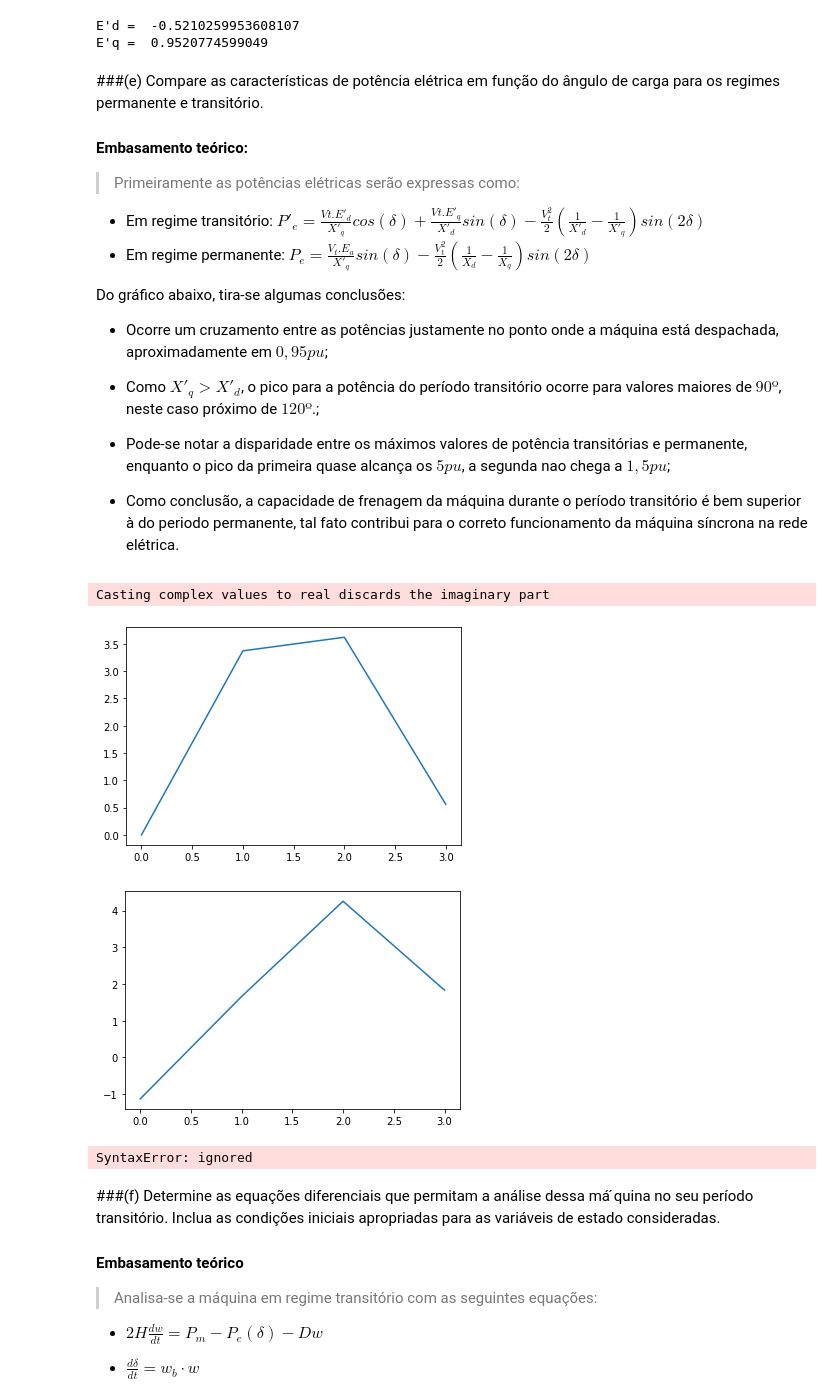
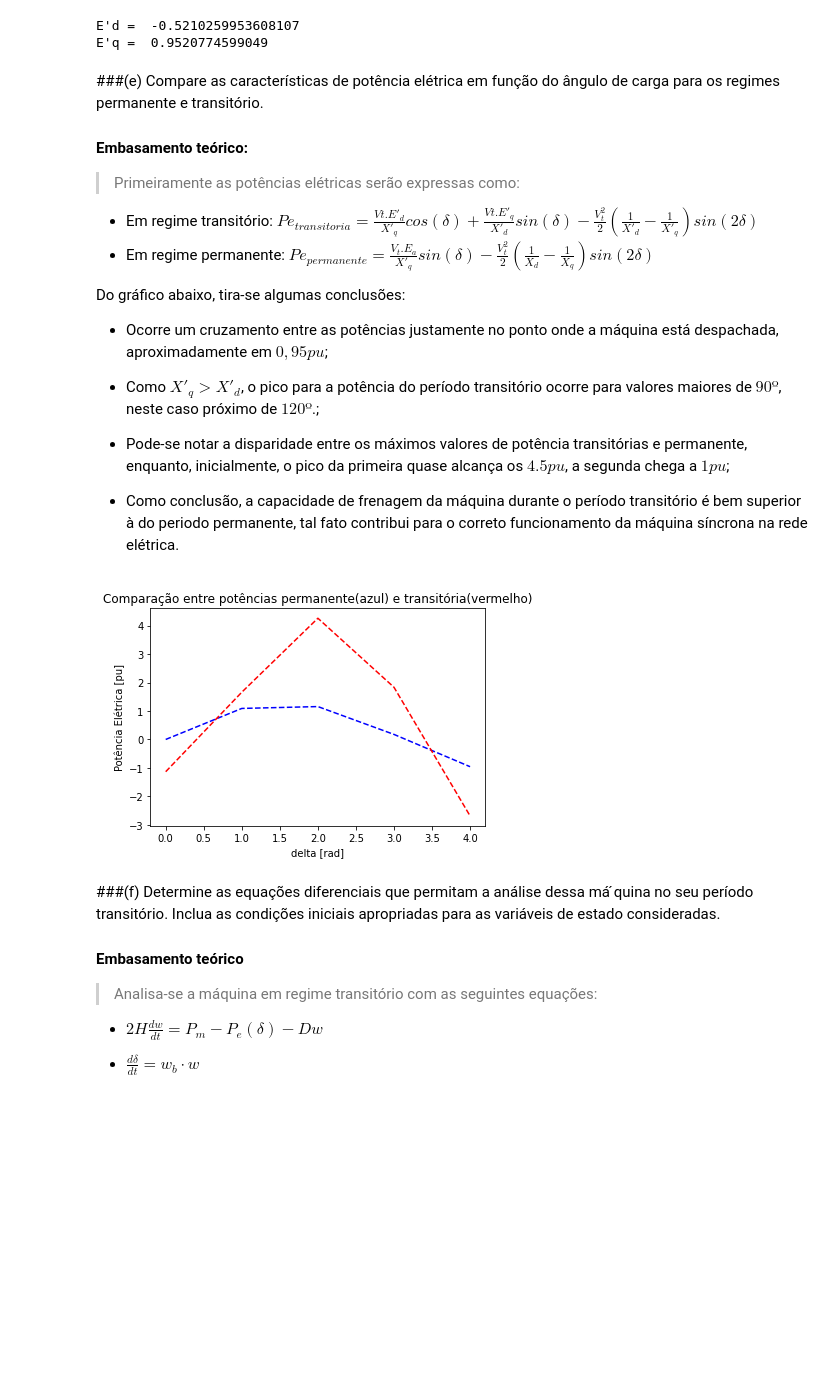
Before and after one commit to Marcozambeli/General, a Jupyter notebook: Trabalho_2_EST_SE_Marco_Antonio_Zambeli.ipynb, the cells around one changed output. Cells and saved outputs as stored; diff of their text form; code cells hidden in the pictures; blank space fills up the shorter version.

```diff
--- a/Trabalho_2_EST_SE_Marco_Antonio_Zambeli.ipynb
+++ b/Trabalho_2_EST_SE_Marco_Antonio_Zambeli.ipynb
@@ -262,8 +262,8 @@ E'q =  0.9520774599049
 >Primeiramente as potências elétricas serão expressas como:
 
 
-*   Em regime transitório: $P'_e=\frac {Vt.E'_d}{X'_q}cos(\delta) + \frac {Vt.E'_q}{X'_d}sin(\delta) - \frac{V_t^2}{2}(\frac{1}{X'_d}-\frac{1}{X'_q})sin(2\delta)$
-*   Em regime permanente: $P_e=\frac{V_t.E_a}{X'_q}sin(\delta)- \frac{V_t^2}{2}(\frac{1}{X_d}-\frac{1}{X_q})sin(2\delta)$
+*   Em regime transitório: $Pe_{transitoria}=\frac {Vt.E'_d}{X'_q}cos(\delta) + \frac {Vt.E'_q}{X'_d}sin(\delta) - \frac{V_t^2}{2}(\frac{1}{X'_d}-\frac{1}{X'_q})sin(2\delta)$
+*   Em regime permanente: $Pe_{permanente}=\frac{V_t.E_a}{X'_q}sin(\delta)- \frac{V_t^2}{2}(\frac{1}{X_d}-\frac{1}{X_q})sin(2\delta)$
 
 
 Do gráfico abaixo, tira-se algumas conclusões:
@@ -272,6 +272,6 @@ Do gráfico abaixo, tira-se algumas conclusões:
 
 *  Como $X'_q > X'_d$, o pico para a potência do período transitório ocorre para valores maiores de $90º$, neste caso próximo de $120º$.;
 
-*  Pode-se notar a disparidade entre os máximos valores de potência transitórias e permanente, enquanto o pico da primeira quase alcança os $5pu$, a segunda nao chega a $1,5pu$;
+*  Pode-se notar a disparidade entre os máximos valores de potência transitórias e permanente, enquanto, inicialmente, o pico da primeira quase alcança os $4.5pu$, a segunda chega a $1pu$;
 
 * Como conclusão, a capacidade de frenagem da máquina durante o período transitório é bem superior à do periodo permanente, tal fato contribui para o correto funcionamento da máquina síncrona na rede elétrica.
@@ -284,31 +278,20 @@ Pe = (vt*Ea/X1q)*math.sin(delta) - (vt**2/2)*((1/Xd)-(1/Xq))*math.sin(2*delta)
 # %%
-def Pe_trans(delt):
-  return  ((vt*E1d/X1q)*math.cos(delt) + (vt*E1q/X1d)*math.sin(delt) - (vt**2/2)*((1/X1d)-(1/X1q))*math.sin(2*delt))
+def Pe_transitoria(delt):
+  return  ((vt*E1d*np.cos(delt))/X1q) + ((vt*E1q*np.sin(delt))/X1d) - (((vt**2)/2)*((1/X1d)-(1/X1q))*np.sin(2*delt))
 
-def Pe_perm(delt):
-  return  ((vt*Ea/X1q)*math.sin(delt) - (vt**2/2)*((1/Xd)-(1/Xq))*math.sin(2*delt))
+def Pe_permanente(delt):
+  return  ((vt*abs(Ea)*np.sin(delt))/Xd) -  (((vt**2)/2)*((1/Xd)-(1/Xq))*np.sin(2*delt))
 
-#Pm = P1e(delta)
+Pm = Pe_trans(deltarad)
 
-plt.plot(range(0, 4), list(map(Pe_perm, range(0, 4))))
+plt.plot(range(0, 5), list(map(Pe_permanente, range(0, 5))),'b--')
+plt.plot(range(0, 5), list(map(Pe_transitoria, range(0, 5))),'r--')
+plt.title('Comparação entre potências permanente(azul) e transitória(vermelho)')
+plt.ylabel('Potência Elétrica [pu]')
+plt.xlabel('delta [rad]')
 plt.show()
-
-plt.plot(range(0, 4), list(map(Pe_trans, range(0, 4))))
-plt.show()
 # %% [output]
-Casting complex values to real discards the imaginary part
-[figure, old version]
+[figure, new version]
-[figure, removed]
-# %%
-
-delta=np.arange(5)
-
-plt.plot(delta,((vt*E1d/X1q)*math.cos(delta) + (vt*E1q/X1d)*math.sin(delta) - (vt**2/2)*((1/X1d)-(1/X1q))*math.sin(2*delta))
-
-plt.plot(delta,((vt*Ea/X1q)*math.sin(delta) - (vt**2/2)*((1/Xd) - (1/Xq))*math.sin(2*delta))
-plt.show()
-# %% [output]
-SyntaxError: ignored
 # %% [markdown]
 ###(f) Determine as equações diferenciais que permitam a análise dessa má ́quina no seu período transitório. Inclua as condições iniciais apropriadas para as variáveis de estado consideradas.
 
```
Also changed, not shown: parts of 1 cell of this notebook.
